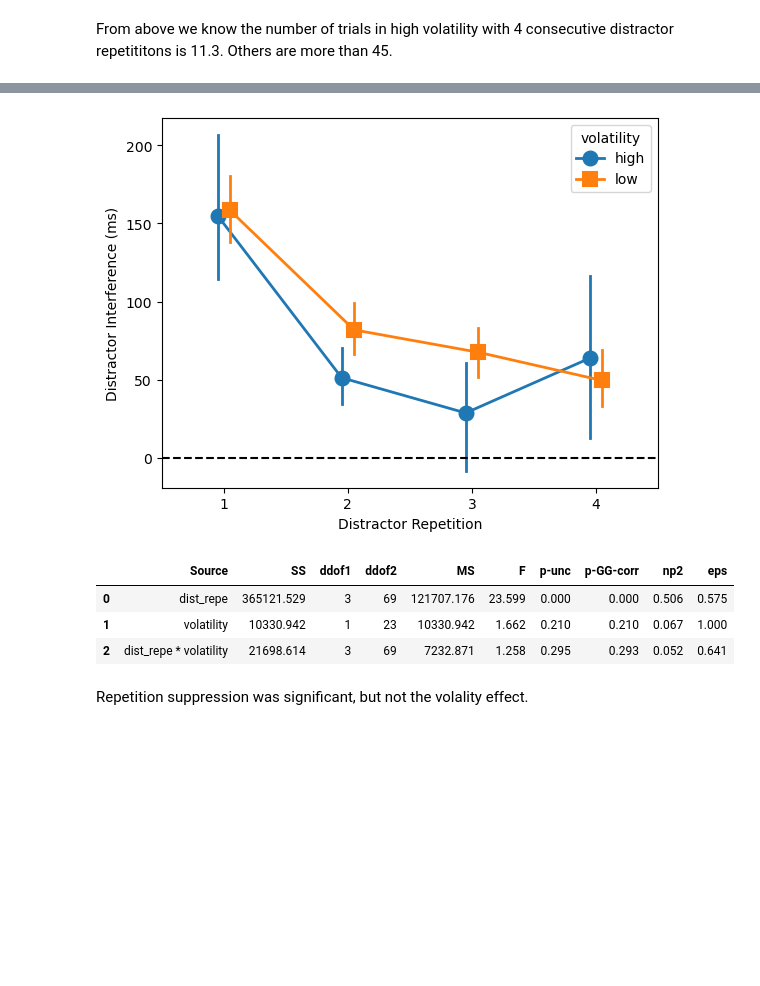
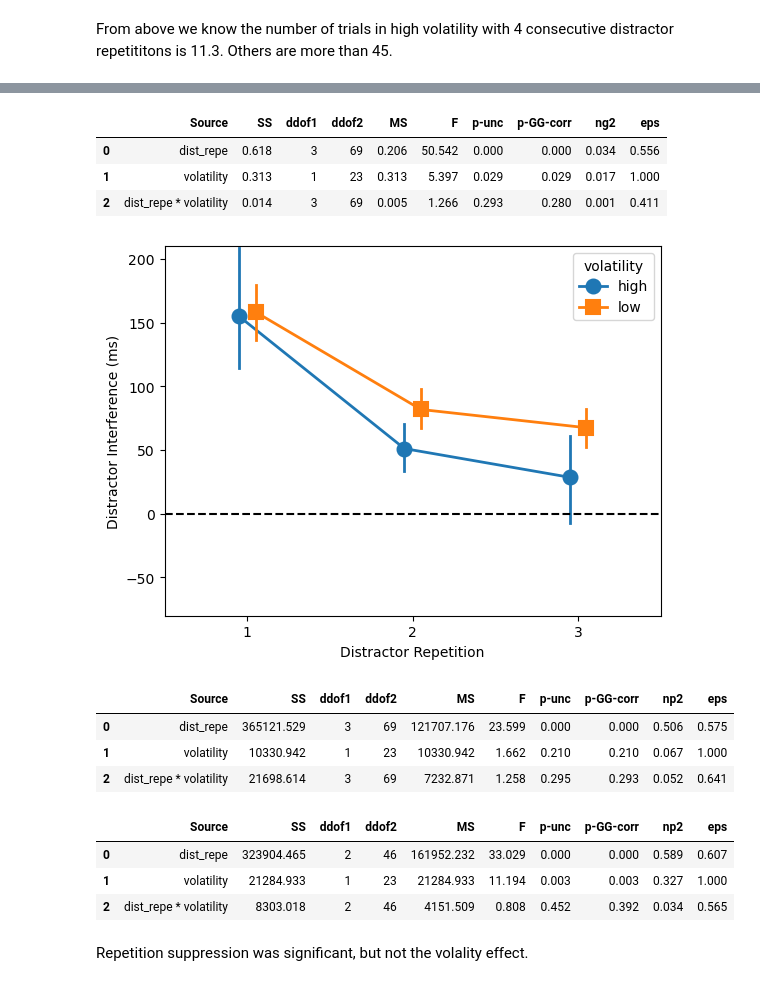
Before and after one commit to msenselab/statistical_learning_with_volatility, a Jupyter notebook: behavior_analysis.ipynb, the cells around one changed output, grey strips where cells are left out. Saved outputs shown, nothing was run; the diff lists cells and outputs as text; code cells hidden in the pictures; blank space fills up the shorter version.

```diff
--- a/behavior_analysis.ipynb
+++ b/behavior_analysis.ipynb
@@ -414,15 +414,15 @@ fig.savefig('./figs/fig2.pdf', dpi=300, bbox_inches='tight')
 # %%
 # average rt for each sub, volatility, and dist_repe from data
 #
-dist_rt_sub = (data.query("dist_repe < 5")
+dist_rt_sub0 = (data.query("dist_repe < 5")
                .groupby(['sub', 'volatility','dist_repe'])
                .agg({'rt':'mean', 'correct':'count'})
                .rename(columns={'correct':'trial_count'})
                .reset_index())
 
 # select dist_repe ==0 as baseline, and merge back to the original data (exclude dist_repe == 0)
-baseline_rt = dist_rt_sub.query('dist_repe == 0').rename(columns={'rt': 'baseline_rt'}).drop(columns=['dist_repe', 'trial_count'])
-dist_rt_sub = (dist_rt_sub
+baseline_rt = dist_rt_sub0.query('dist_repe == 0').rename(columns={'rt': 'baseline_rt'}).drop(columns=['dist_repe', 'trial_count'])
+dist_rt_sub = (dist_rt_sub0
                .merge(baseline_rt, on=['sub', 'volatility'], how='left')
                .query('dist_repe != 0').
                assign(interference=lambda df: (df['rt'] - df['baseline_rt'])*1000))
@@ -448,17 +473,26 @@ From above we know the number of trials in high volatility with 4 consecutive di
+# %%
+#repeated measures ANOVA for rt with dist_repe < 4
+pg.rm_anova(dv='rt', within=['dist_repe', 'volatility'], subject='sub', data=dist_rt_sub0.query('dist_repe < 4'), detailed=True).round(3)
+# %% [output]
+|  | Source | SS | ddof1 | ddof2 | MS | F | p-unc | p-GG-corr | ng2 | eps |
+| 0 | dist_repe | 0.618 | 3 | 69 | 0.206 | 50.542 | 0.000 | 0.000 | 0.034 | 0.556 |
+| 1 | volatility | 0.313 | 1 | 23 | 0.313 | 5.397 | 0.029 | 0.029 | 0.017 | 1.000 |
+| 2 | dist_repe * volatility | 0.014 | 3 | 69 | 0.005 | 1.266 | 0.293 | 0.280 | 0.001 | 0.411 |
 # %%
 def plot_pcue(ax):
     # visualize the interference effect as a function of dist_repe, separated by volatility, line plot
-    sns.pointplot(data=dist_rt_sub, x='dist_repe', y='interference',
+    sns.pointplot(data=dist_rt_sub.query('dist_repe <4'), x='dist_repe', y='interference',
                  hue='volatility', markers=['o','s'], markersize=10, dodge = 0.1,
                  linewidth=2, ax = ax)
     ax.set_xlabel('Distractor Repetition')
     ax.set_ylabel('Distractor Interference (ms)')
     ax.axhline(0, color='k', linestyle='--')
+    ax.set_ylim(-80, 210)
 
 
 plot_pcue(plt.gca())
 # %% [output]
-[figure, old version]
+[figure, new version]
 # %%
 # repeated measures ANOVA for interference effect
 pg.rm_anova(dv='interference', within=['dist_repe', 'volatility'], subject='sub', data=dist_rt_sub, detailed=True, effsize='np2').round(3)
@@ -467,6 +501,14 @@ pg.rm_anova(dv='interference', within=['dist_repe', 'volatility'], subject='sub'
 | 0 | dist_repe | 365121.529 | 3 | 69 | 121707.176 | 23.599 | 0.000 | 0.000 | 0.506 | 0.575 |
 | 1 | volatility | 10330.942 | 1 | 23 | 10330.942 | 1.662 | 0.210 | 0.210 | 0.067 | 1.000 |
 | 2 | dist_repe * volatility | 21698.614 | 3 | 69 | 7232.871 | 1.258 | 0.295 | 0.293 | 0.052 | 0.641 |
+# %%
+# repeated measures ANOVA for interference effect
+pg.rm_anova(dv='interference', within=['dist_repe', 'volatility'], subject='sub', data=dist_rt_sub.query('dist_repe <4'), detailed=True, effsize='np2').round(3)
+# %% [output]
+|  | Source | SS | ddof1 | ddof2 | MS | F | p-unc | p-GG-corr | np2 | eps |
+| 0 | dist_repe | 323904.465 | 2 | 46 | 161952.232 | 33.029 | 0.000 | 0.000 | 0.589 | 0.607 |
+| 1 | volatility | 21284.933 | 1 | 23 | 21284.933 | 11.194 | 0.003 | 0.003 | 0.327 | 1.000 |
+| 2 | dist_repe * volatility | 8303.018 | 2 | 46 | 4151.509 | 0.808 | 0.452 | 0.392 | 0.034 | 0.565 |
 # %% [markdown]
 Repetition suppression was significant, but not the volality effect.
 # %% [markdown]
```
Also changed, not shown: parts of 20 cells of this notebook, 5 other files.
